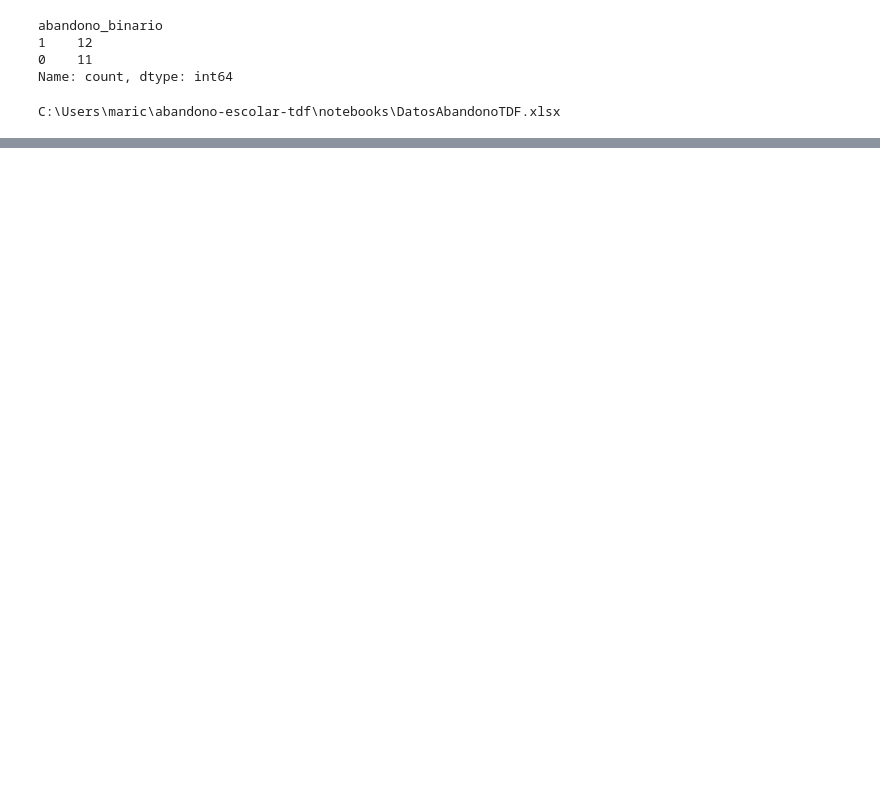
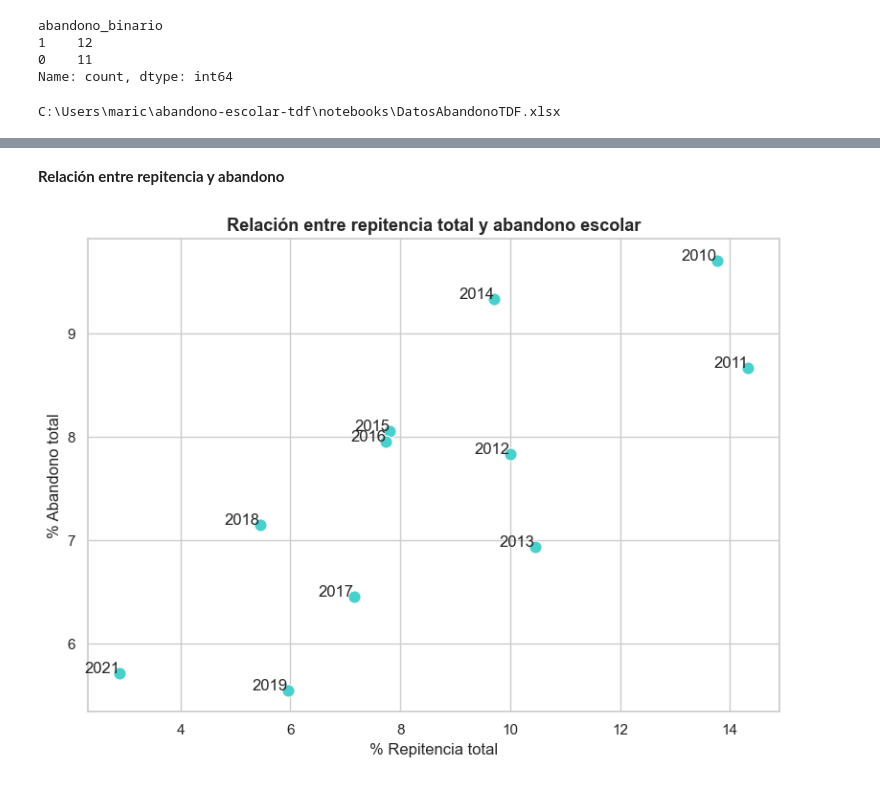
Before and after one commit to maricelrausch/Abandono-escolar-TDF, a Jupyter notebook: notebooks/AbandonoEscolaar.ipynb, the cells around one changed output, grey strips where cells are left out. Saved outputs shown, nothing was run; the diff lists cells and outputs as text; code cells hidden in the pictures; blank space fills up the shorter version.

```diff
--- a/notebooks/AbandonoEscolaar.ipynb
+++ b/notebooks/AbandonoEscolaar.ipynb
@@ -1207,0 +1368,33 @@ C:\Users\maric\abandono-escolar-tdf\notebooks\DatosAbandonoTDF.xlsx
+# %% [markdown]
+**Relación entre repitencia y abandono**
+# %%
+#Filtrar datos válidos
+df_plot = df_merged[["año", "rep_total_pct", "aband_total_pct"]].dropna()
+
+# Estilo uniforme
+plt.style.use('seaborn-v0_8-whitegrid')
+sns.set_context("notebook")
+
+# Crear gráfico
+plt.figure(figsize=(8, 6))
+sns.scatterplot(data=df_plot, x="rep_total_pct", y="aband_total_pct", color="mediumturquoise", s=90)
+
+# Etiquetas con el año
+for i in df_plot.index:
+    plt.text(
+        df_plot.loc[i, "rep_total_pct"],
+        df_plot.loc[i, "aband_total_pct"],
+        str(df_plot.loc[i, "año"]),
+        fontsize=12,
+        ha="right"
+    )
+
+# Títulos y etiquetas
+plt.title("Relación entre repitencia total y abandono escolar", fontsize=13, fontweight="bold")
+plt.xlabel("% Repitencia total")
+plt.ylabel("% Abandono total")
+plt.grid(True)
+plt.tight_layout()
+plt.show()
+# %% [output]
+[figure, added]
```
Also changed, not shown: parts of 87 cells of this notebook, 6 other files.
